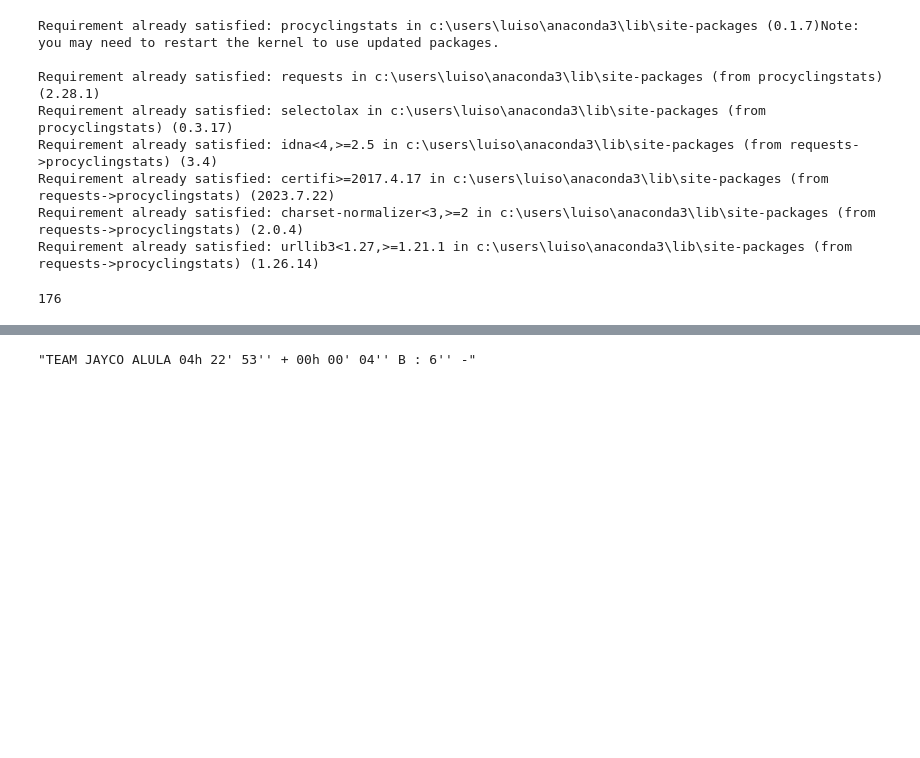
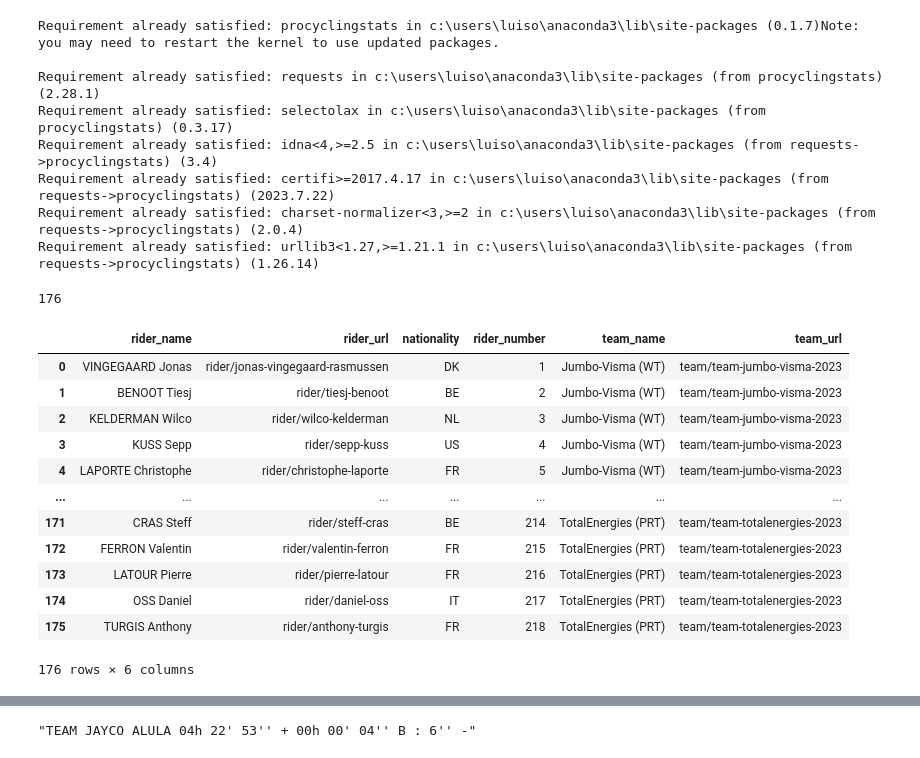
Before and after one commit to luisgh87/w4-project_ETL, a Jupyter notebook: le_grande_boucle.ipynb, the cells around one changed output, grey strips where cells are left out. Cells and saved outputs as stored; diff of their text form; code cells hidden in the pictures; blank space fills up the shorter version.

```diff
--- a/le_grande_boucle.ipynb
+++ b/le_grande_boucle.ipynb
@@ -28,8 +28,28 @@ import dtale
 # import scrapy
 # %%
 race_startlist = RaceStartlist("race/tour-de-france/2023/startlist")
-tour_de_france = race_startlist.startlist()
+startlist = race_startlist.startlist()
 
-len(tour_de_france)
+len(startlist)
 # %% [output]
 176
+# %%
+# Crear un dataframe con los datos de tour de france
+
+startlist_df = pd.DataFrame(startlist)
+
+startlist_df
+# %% [output]
+|  | rider_name | rider_url | nationality | rider_number | team_name | team_url |
+| 0 | VINGEGAARD Jonas | rider/jonas-vingegaard-rasmussen | DK | 1 | Jumbo-Visma (WT) | team/team-jumbo-visma-2023 |
+| 1 | BENOOT Tiesj | rider/tiesj-benoot | BE | 2 | Jumbo-Visma (WT) | team/team-jumbo-visma-2023 |
+| 2 | KELDERMAN Wilco | rider/wilco-kelderman | NL | 3 | Jumbo-Visma (WT) | team/team-jumbo-visma-2023 |
+| 3 | KUSS Sepp | rider/sepp-kuss | US | 4 | Jumbo-Visma (WT) | team/team-jumbo-visma-2023 |
+| 4 | LAPORTE Christophe | rider/christophe-laporte | FR | 5 | Jumbo-Visma (WT) | team/team-jumbo-visma-2023 |
+| ... | ... | ... | ... | ... | ... | ... |
+| 171 | CRAS Steff | rider/steff-cras | BE | 214 | TotalEnergies (PRT) | team/team-totalenergies-2023 |
+| 172 | FERRON Valentin | rider/valentin-ferron | FR | 215 | TotalEnergies (PRT) | team/team-totalenergies-2023 |
+| 173 | LATOUR Pierre | rider/pierre-latour | FR | 216 | TotalEnergies (PRT) | team/team-totalenergies-2023 |
+| 174 | OSS Daniel | rider/daniel-oss | IT | 217 | TotalEnergies (PRT) | team/team-totalenergies-2023 |
+| 175 | TURGIS Anthony | rider/anthony-turgis | FR | 218 | TotalEnergies (PRT) | team/team-totalenergies-2023 |
+176 rows × 6 columns
```
Also changed, not shown: parts of 25 cells of this notebook, 7 other files.
